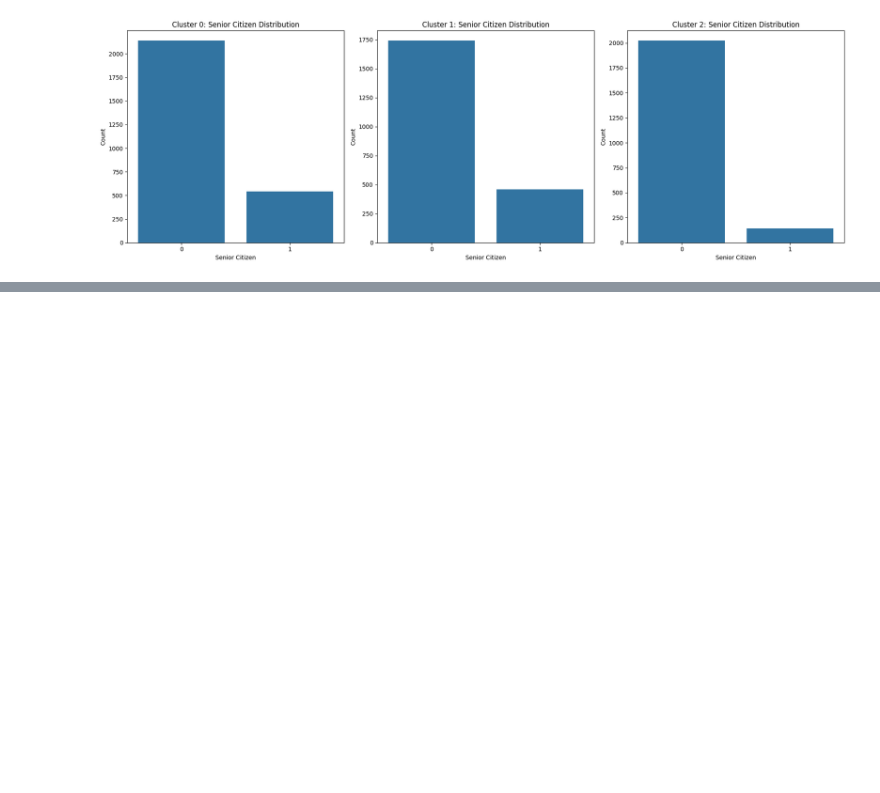
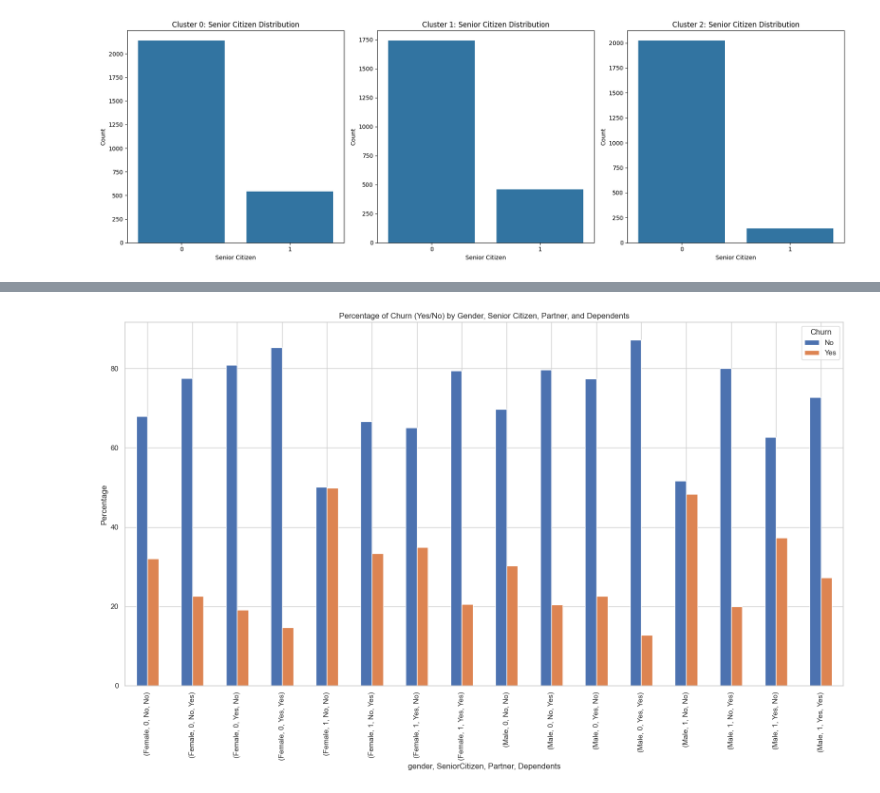
Before and after one commit to Sudheerbmb/Internship-FUTURENSE, a Jupyter notebook: CustomerChurn/EDA.ipynb, the cells around one changed output, grey strips where cells are left out. Saved outputs shown, nothing was run; the diff lists cells and outputs as text; code cells hidden in the pictures; blank space fills up the shorter version.

```diff
--- a/CustomerChurn/EDA.ipynb
+++ b/CustomerChurn/EDA.ipynb
@@ -720,0 +750,32 @@ print(rules.head())
+# %%
+import pandas as pd
+import matplotlib.pyplot as plt
+
+# Sample DataFrame (assuming you have df_churn loaded from your CSV)
+df_churn = pd.read_csv("cleaned_dataset_iqr.csv")
+
+# Define categorical variables
+cat_vars = ['gender', 'SeniorCitizen', 'Partner', 'Dependents']
+
+# Calculate relative frequencies of Churn by combinations of categorical variables
+cat_grouped_by_cat_target = pd.crosstab(index=[df_churn[var] for var in cat_vars],
+                                        columns=df_churn['Churn'], normalize='index') * 100
+
+# Extracting the first subplot: Grouped bar plot for Percentage of Churn by Gender, Senior Citizen, Partner, and Dependents
+fig, ax = plt.subplots(figsize=(16, 10))  # Adjust figsize as needed
+
+# Plotting grouped bars for Churn "Yes" and "No"
+cat_grouped_by_cat_target.plot(kind='bar', ax=ax)
+
+# Set labels and title
+ax.set_xlabel(', '.join(cat_vars))
+ax.set_ylabel('Percentage')
+ax.set_title('Percentage of Churn (Yes/No) by Gender, Senior Citizen, Partner, and Dependents')
+
+# Adjust legend position
+ax.legend(title='Churn', loc='best')
+
+plt.tight_layout()
+plt.show()
+# %% [output]
+[figure, added]
```
Also changed, not shown: parts of 3 cells of this notebook, 1 other file.
